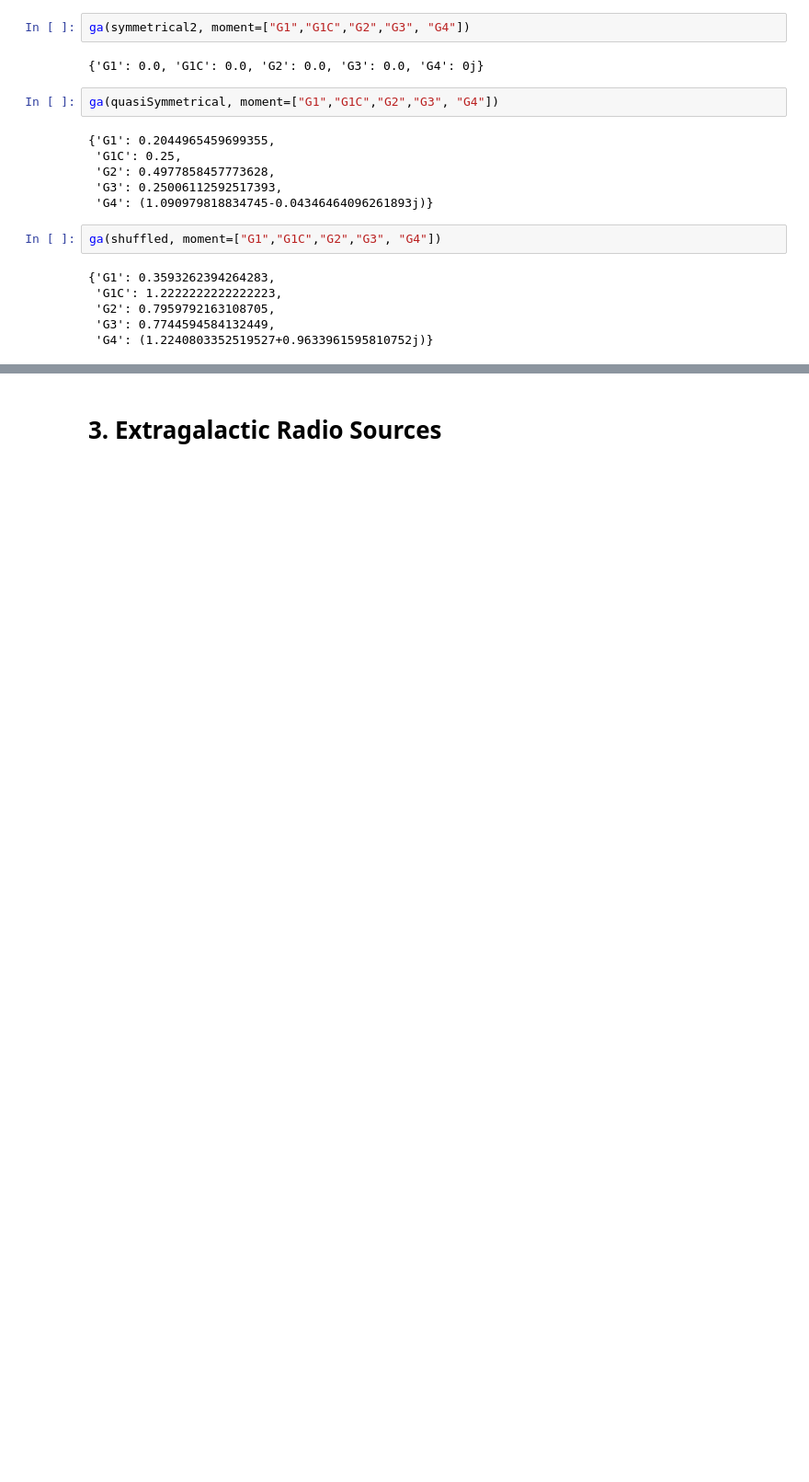
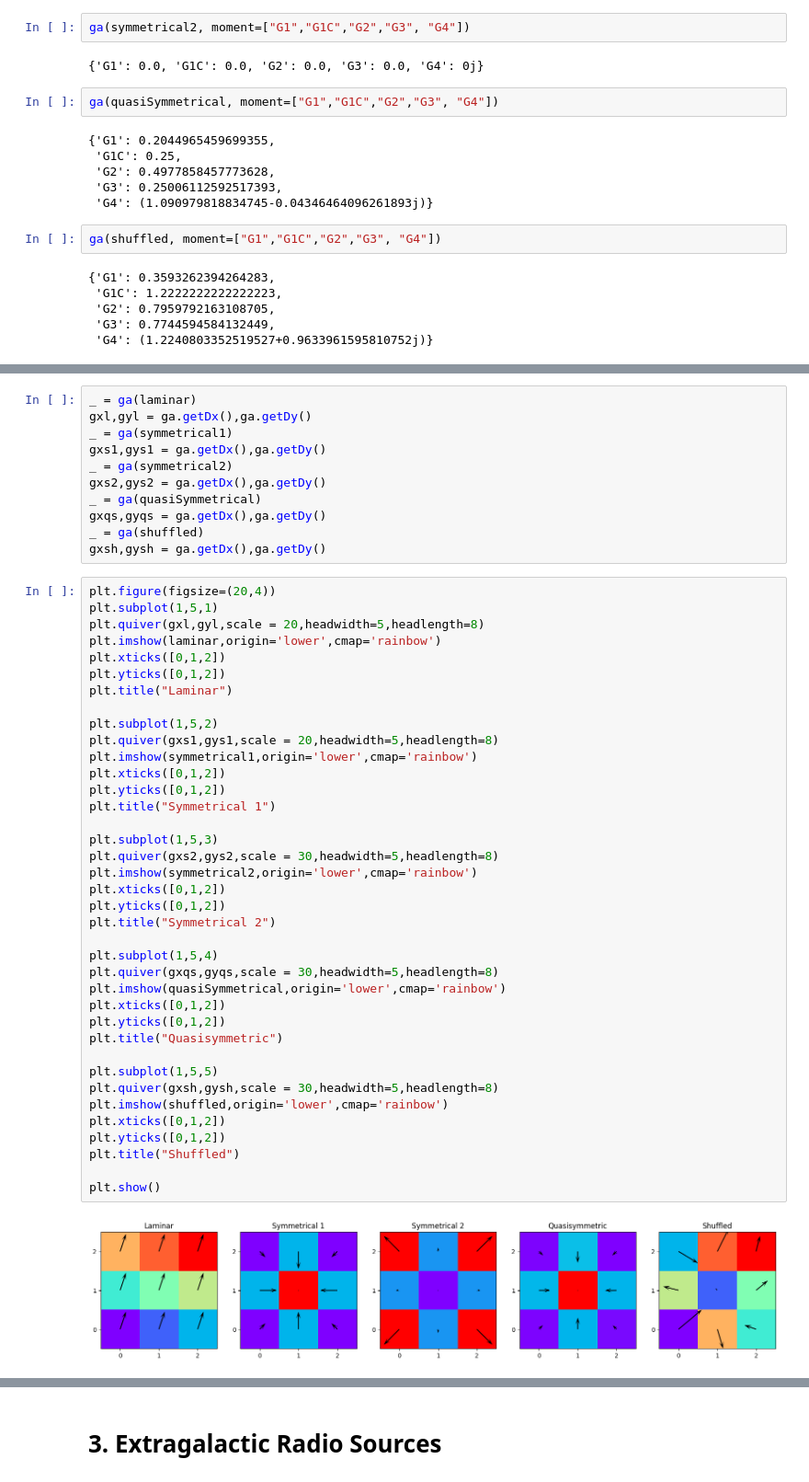
Before and after one commit to rsautter/GPA_Tutorial, a Jupyter notebook: GPA_HandsOn1.ipynb, the cells around one changed output, grey strips where cells are left out. Shown at 92% size. Saved outputs shown, nothing was run; the diff lists cells and outputs as text; blank space fills up the shorter version.

```diff
--- a/GPA_HandsOn1.ipynb
+++ b/GPA_HandsOn1.ipynb
@@ -114 +182,52 @@ ga(shuffled, moment=["G1","G1C","G2","G3", "G4"])
+# %%
+_ = ga(laminar)
+gxl,gyl = ga.getDx(),ga.getDy()
+_ = ga(symmetrical1)
+gxs1,gys1 = ga.getDx(),ga.getDy()
+_ = ga(symmetrical2)
+gxs2,gys2 = ga.getDx(),ga.getDy()
+_ = ga(quasiSymmetrical)
+gxqs,gyqs = ga.getDx(),ga.getDy()
+_ = ga(shuffled)
+gxsh,gysh = ga.getDx(),ga.getDy()
+# %%
+plt.figure(figsize=(20,4))
+plt.subplot(1,5,1)
+plt.quiver(gxl,gyl,scale = 20,headwidth=5,headlength=8)
+plt.imshow(laminar,origin='lower',cmap='rainbow')
+plt.xticks([0,1,2])
+plt.yticks([0,1,2])
+plt.title("Laminar")
+
+plt.subplot(1,5,2)
+plt.quiver(gxs1,gys1,scale = 20,headwidth=5,headlength=8)
+plt.imshow(symmetrical1,origin='lower',cmap='rainbow')
+plt.xticks([0,1,2])
+plt.yticks([0,1,2])
+plt.title("Symmetrical 1")
+
+plt.subplot(1,5,3)
+plt.quiver(gxs2,gys2,scale = 30,headwidth=5,headlength=8)
+plt.imshow(symmetrical2,origin='lower',cmap='rainbow')
+plt.xticks([0,1,2])
+plt.yticks([0,1,2])
+plt.title("Symmetrical 2")
+
+plt.subplot(1,5,4)
+plt.quiver(gxqs,gyqs,scale = 30,headwidth=5,headlength=8)
+plt.imshow(quasiSymmetrical,origin='lower',cmap='rainbow')
+plt.xticks([0,1,2])
+plt.yticks([0,1,2])
+plt.title("Quasisymmetric")
+
+plt.subplot(1,5,5)
+plt.quiver(gxsh,gysh,scale = 30,headwidth=5,headlength=8)
+plt.imshow(shuffled,origin='lower',cmap='rainbow')
+plt.xticks([0,1,2])
+plt.yticks([0,1,2])
+plt.title("Shuffled")
+
+plt.show()
+# %% [output]
+[figure, added]
 # %% [markdown]
```
Also changed, not shown: parts of 12 cells of this notebook.
